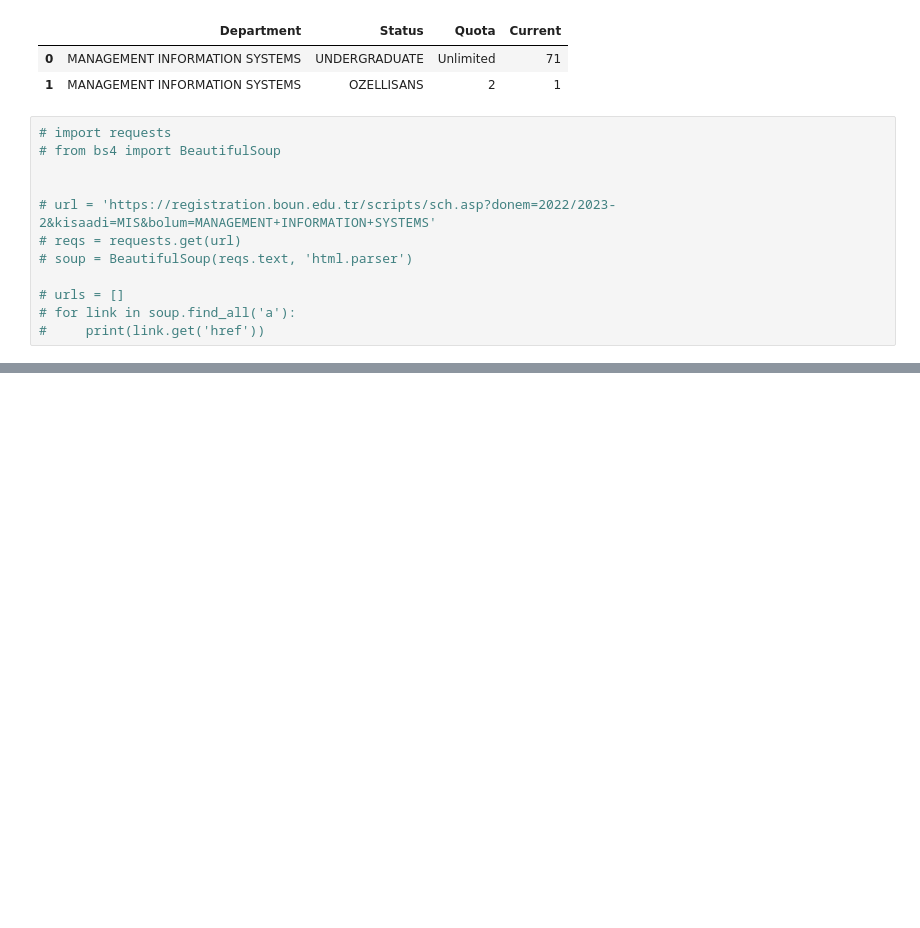
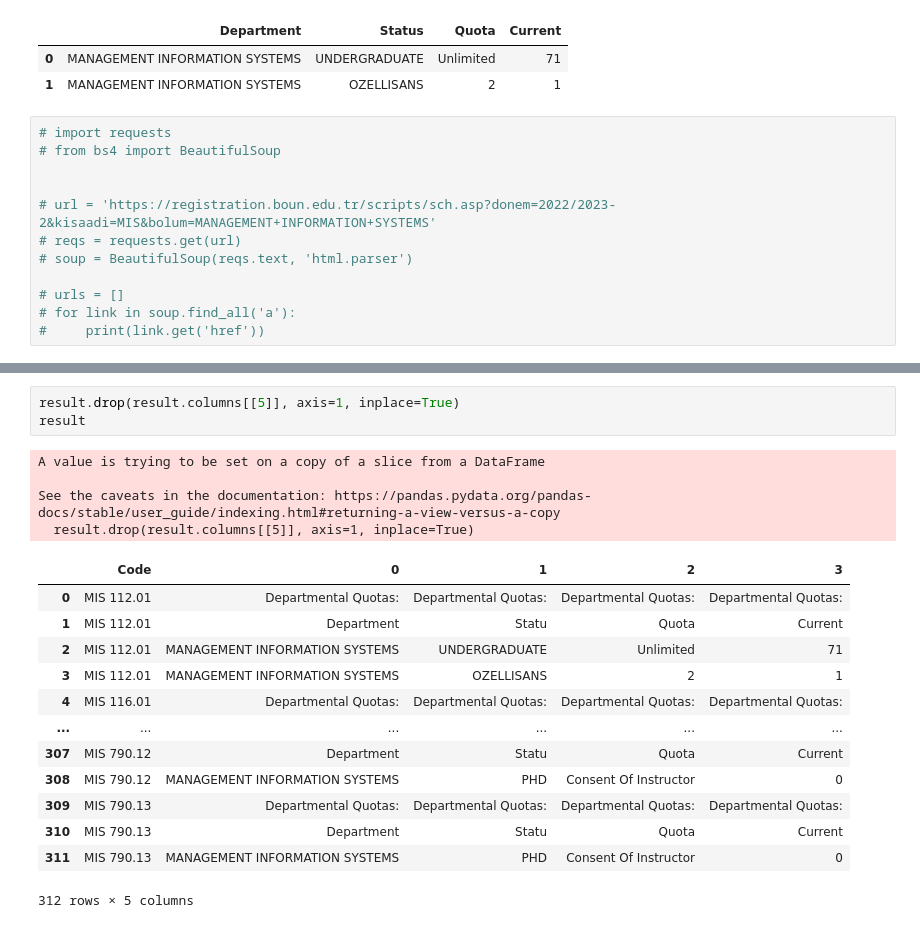
Before and after one commit to yyusufcoskun/quota-tracker, a Jupyter notebook: quotascrape.ipynb, the cells around one changed output, grey strips where cells are left out. Cells and saved outputs as stored; diff of their text form; blank space fills up the shorter version.

```diff
--- a/quotascrape.ipynb
+++ b/quotascrape.ipynb
@@ -62,0 +132,21 @@ info_link.click()
+# %%
+result.drop(result.columns[[5]], axis=1, inplace=True)
+result
+# %% [output]
+A value is trying to be set on a copy of a slice from a DataFrame
+
+See the caveats in the documentation: https://pandas.pydata.org/pandas-docs/stable/user_guide/indexing.html#returning-a-view-versus-a-copy
+  result.drop(result.columns[[5]], axis=1, inplace=True)
+|  | Code | 0 | 1 | 2 | 3 |
+| 0 | MIS 112.01 | Departmental Quotas: | Departmental Quotas: | Departmental Quotas: | Departmental Quotas: |
+| 1 | MIS 112.01 | Department | Statu | Quota | Current |
+| 2 | MIS 112.01 | MANAGEMENT INFORMATION SYSTEMS | UNDERGRADUATE | Unlimited | 71 |
+| 3 | MIS 112.01 | MANAGEMENT INFORMATION SYSTEMS | OZELLISANS | 2 | 1 |
+| 4 | MIS 116.01 | Departmental Quotas: | Departmental Quotas: | Departmental Quotas: | Departmental Quotas: |
+| ... | ... | ... | ... | ... | ... |
+| 307 | MIS 790.12 | Department | Statu | Quota | Current |
+| 308 | MIS 790.12 | MANAGEMENT INFORMATION SYSTEMS | PHD | Consent Of Instructor | 0 |
+| 309 | MIS 790.13 | Departmental Quotas: | Departmental Quotas: | Departmental Quotas: | Departmental Quotas: |
+| 310 | MIS 790.13 | Department | Statu | Quota | Current |
+| 311 | MIS 790.13 | MANAGEMENT INFORMATION SYSTEMS | PHD | Consent Of Instructor | 0 |
+312 rows × 5 columns
```
Also changed, not shown: parts of 6 cells of this notebook, 1 other file.
